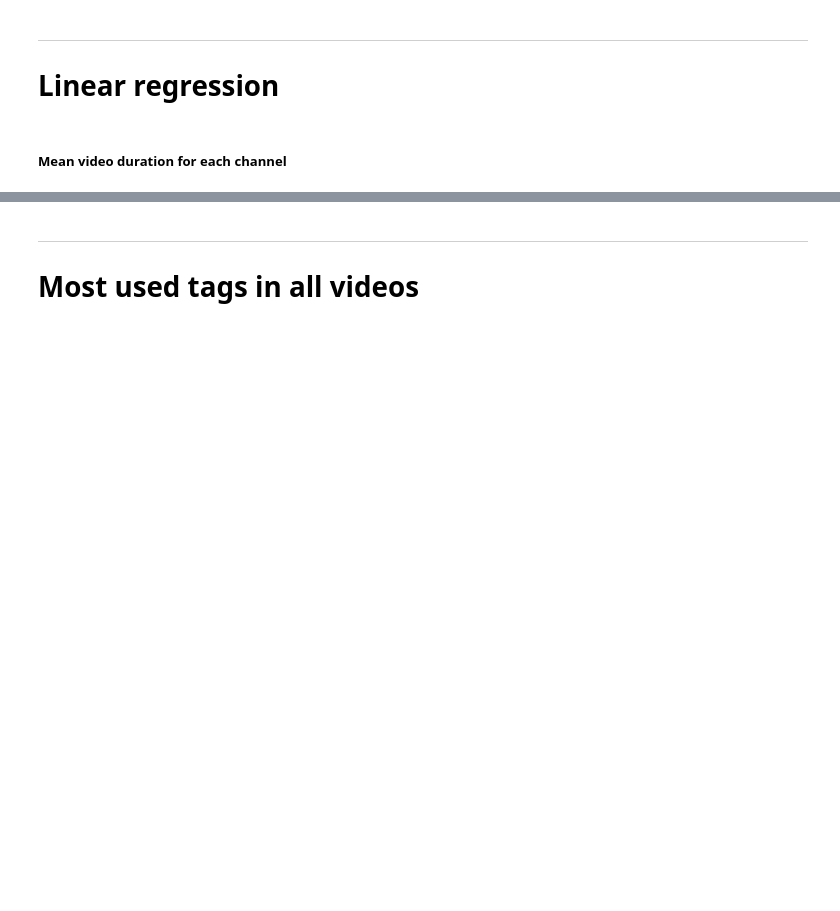
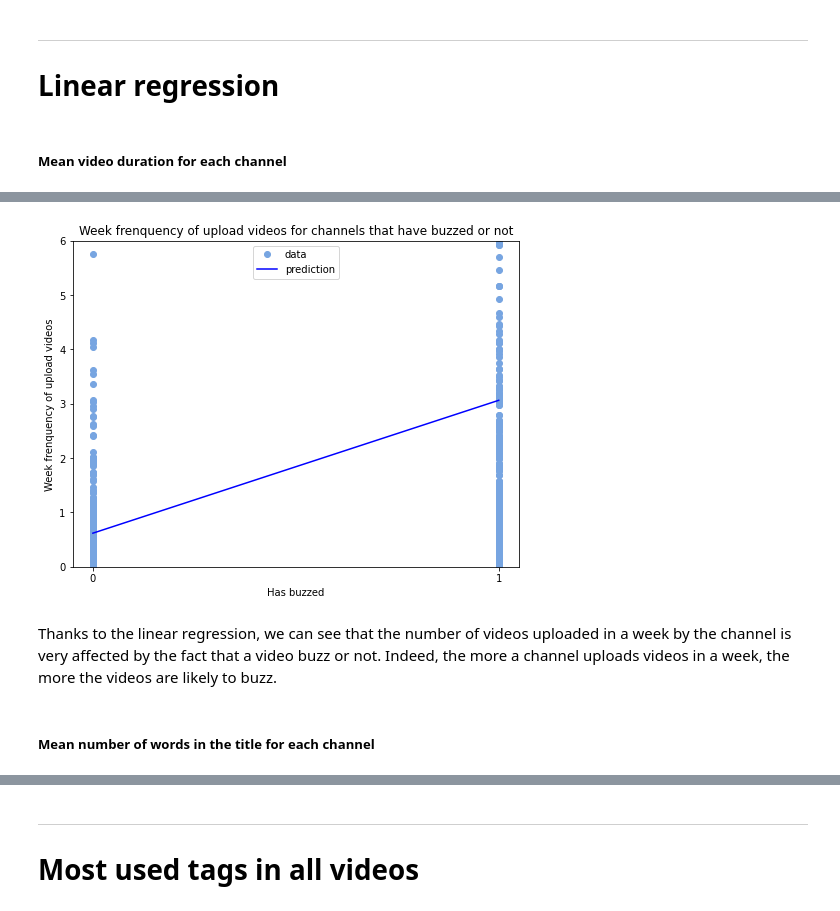
Before and after one commit to epfl-ada/ada-2022-project-croquemadame, a Jupyter notebook: P3/P3.ipynb, the cells around one changed output, grey strips where cells are left out. Saved outputs shown, nothing was run; the diff lists cells and outputs as text; code cells hidden in the pictures; blank space fills up the shorter version.

```diff
--- a/P3/P3.ipynb
+++ b/P3/P3.ipynb
@@ -364,0 +383,5 @@ plt.show()
+# %%
+import statsmodels.formula.api as smf
+model = smf.ols(formula='week_freq ~ C(has_buzzed)', data=ent_channels)
+res = model.fit()
+print(res.summary())
@@ -364,0 +406,25 @@ plt.show()
+# %%
+pred_ols = res.fittedvalues
+fig, ax = plt.subplots(figsize=(8, 6))
+
+#x is has_buzzed
+x = ent_channels['has_buzzed']
+#y is mean_duration
+y = ent_channels['week_freq']
+
+ax.plot(x, y, "o", label="data")
+ax.plot(x, pred_ols, "b-", label="prediction")
+plt.legend()
+plt.ylim(0, 6)
+plt.xticks([0, 1])
+plt.title("Week frenquency of upload videos for channels that have buzzed or not")
+plt.xlabel("Has buzzed")
+plt.ylabel("Week frenquency of upload videos")
+
+plt.show()
+# %% [output]
+[figure, added]
+# %% [markdown]
+Thanks to the linear regression, we can see that the number of videos uploaded in a week by the channel is very affected by the fact that a video buzz or not. Indeed, the more a channel uploads videos in a week, the more the videos are likely to buzz.
+# %% [markdown]
+##### Mean number of words in the title for each channel
```
Also changed, not shown: parts of 10 cells of this notebook.
